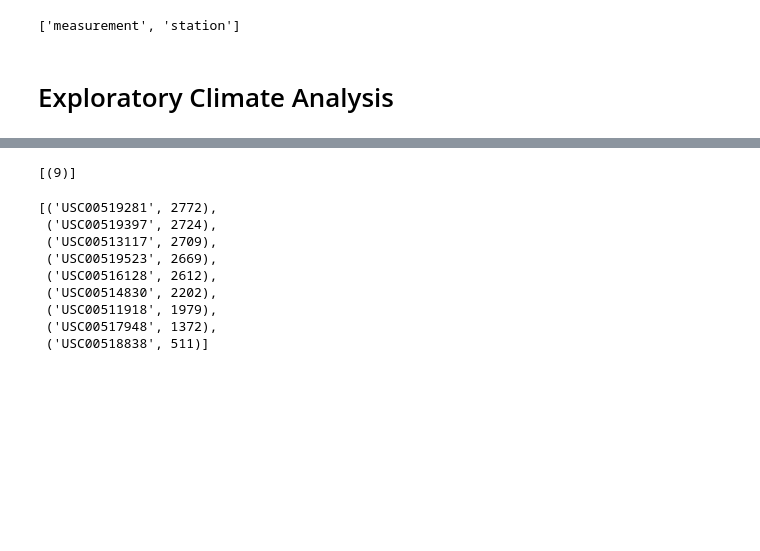
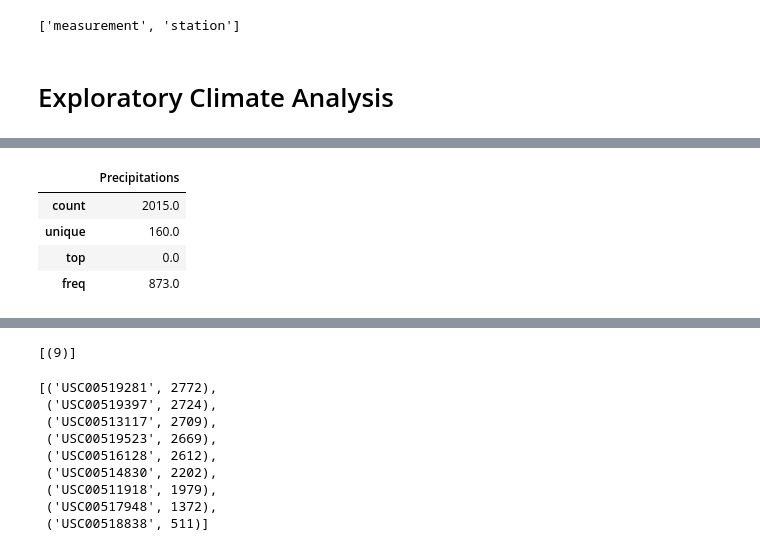
Before and after one commit to marieo31/SQLAlchemy_Challenge, a Jupyter notebook: climate.ipynb, the cells around one changed output, grey strips where cells are left out. Drawn from its saved outputs; the diff is of its cells as text; code cells hidden in the pictures; blank space fills up the shorter version.

```diff
--- a/climate.ipynb
+++ b/climate.ipynb
@@ -83,6 +90,13 @@ df_prcp.head()
 ![precipitation](Images/precipitation.png)
 # %%
 # Use Pandas to calcualte the summary statistics for the precipitation data
+df_prcp.describe(include='all')
+# %% [output]
+|  | Precipitations |
+| count | 2015.0 |
+| unique | 160.0 |
+| top | 0.0 |
+| freq | 873.0 |
 # %% [markdown]
 ![describe](Images/describe.png)
 # %%
```
Also changed, not shown: parts of 3 cells of this notebook.
